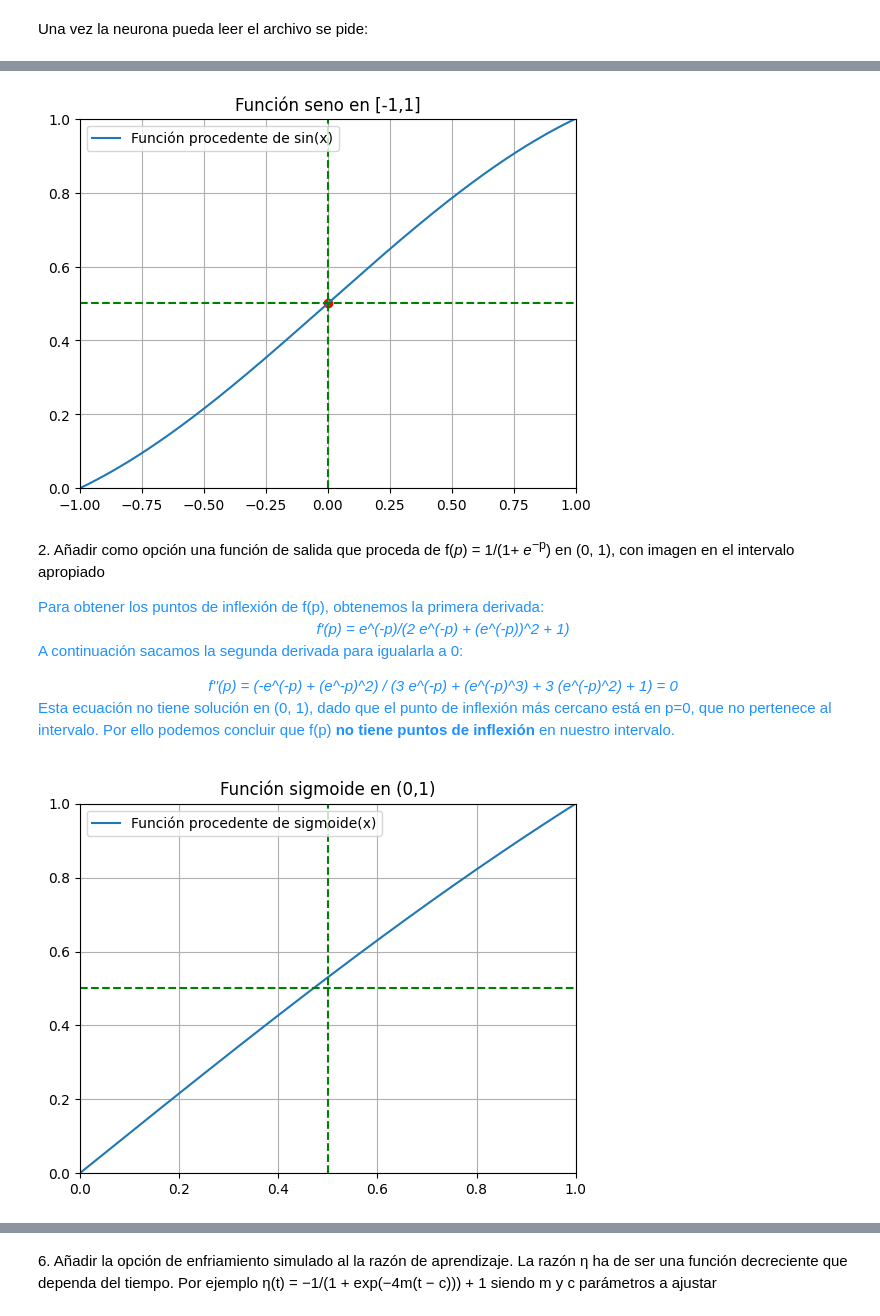
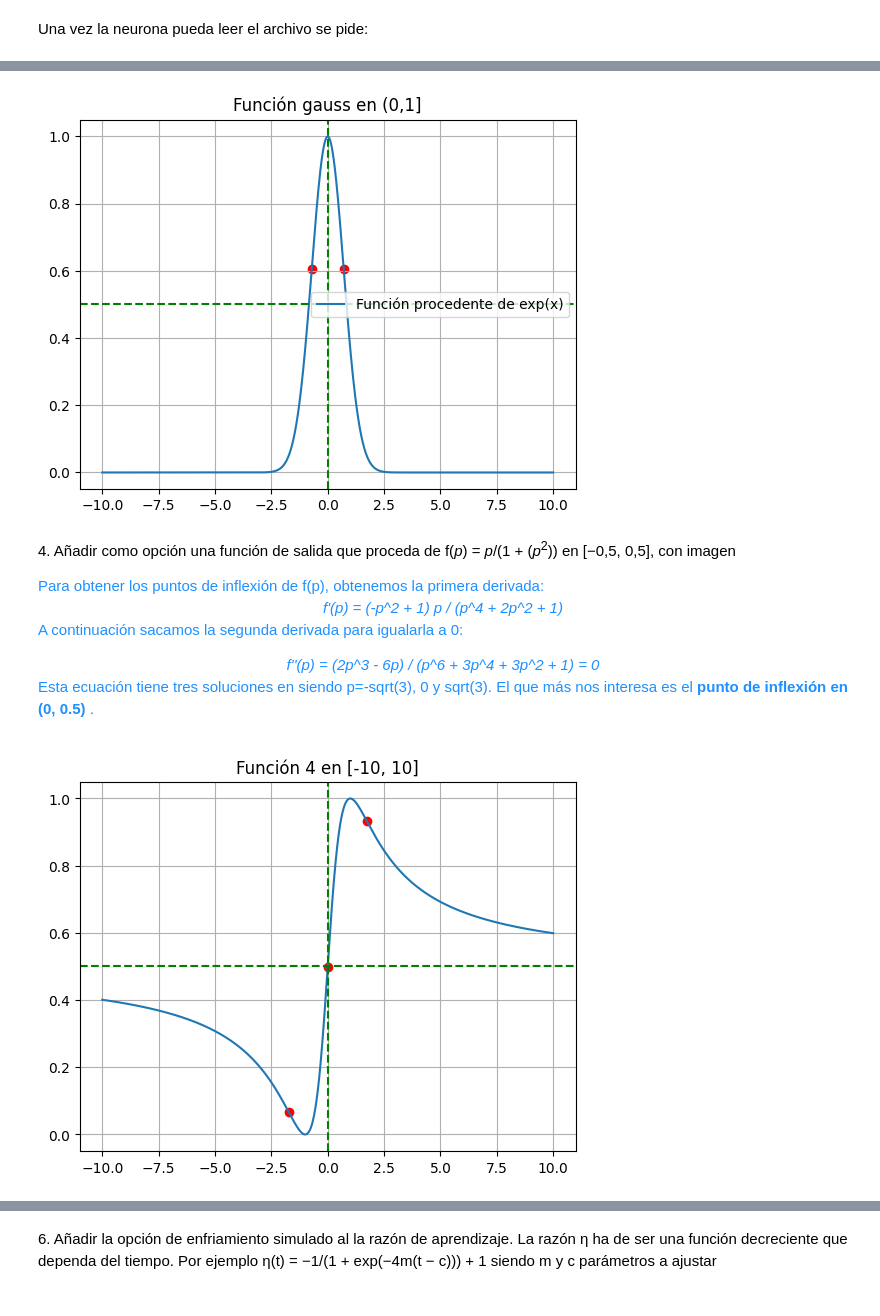
Before and after one commit to Apriea04/ComputacionNeuronalEvolutiva, a Jupyter notebook: Computación Evolutiva/Práctica 0/Pate 2.ipynb, the cells around one changed output, grey strips where cells are left out. Drawn from its saved outputs; the diff is of its cells as text; code cells hidden in the pictures.

```diff
--- a/Computación Evolutiva/Práctica 0/Pate 2.ipynb
+++ b/Computación Evolutiva/Práctica 0/Pate 2.ipynb
@@ -48,0 +49,6 @@ Esta ecuación tiene una única solución en [-1, 1] siendo p=0. Por ello podemo
+# %%
+# Para los puntos de inflexión:
+def inflection_points(x, y):
+    # Puntos de inflexión:
+    second_derivative = np.gradient(np.gradient(y))
+    return x[np.where(np.diff(np.sign(second_derivative)))[0]]
@@ -49,76 +132,68 @@ Esta ecuación tiene una única solución en [-1, 1] siendo p=0. Por ello podemo
 # %%
-# Función 1
-def sin(x):
-    """Calcula el seno de un número x, con imagen entre 0 y 1.
-    Precondiciones: x ∈ [-1,1]"""
+# Función 3
+def gauss(x):
+    """Calcula el valor de la función f(x) = e^-(x^2), con imagen entre 0 y 1."""
+
     # Normalización de la imagen al intervalo [0,1]
-    return (np.sin(x) - np.sin(-1)) * (1 - 0) / (np.sin(1) - np.sin(-1))
+    return np.exp(-(x**2))
 
 # Representamos esta función en el intervalo correspondiente para
 # cerciorarnos de su correcta definición:
 
-x = np.linspace(-1, 1, 1000)
-f_x = sin(x)
+x = np.linspace(-10, 10, 100000)
+f_x = gauss(x)
 
 plt.plot(x, f_x)
-plt.title("Función seno en [-1,1]")
+plt.title("Función gauss en (0,1]")
 plt.axvline(x=0, color="g", linestyle="--")
 plt.axhline(y=0.5, color="g", linestyle="--")
 
-plt.xlim(-1, 1)
-plt.ylim(0, 1)
+points = inflection_points(x, f_x)
 
-# Representamos el punto de inflexión en x=0
-pto_inflexion = 0
-f_pto_inflexion = sin(pto_inflexion)
-plt.scatter(pto_inflexion, f_pto_inflexion, color="r")
+# Representamos los punto de inflexión
+plt.scatter(points, gauss(points), color="r")
 
 plt.grid()
-plt.legend(["Función procedente de sin(x)"])
+plt.legend(["Función procedente de exp(x)"])
 plt.show()
 # %% [output]
-[figure, old version]
+[figure, new version]
 # %% [markdown]
-2\. Añadir como opción una función de salida que proceda de f(_p_) = 1/(1+ _e_<sup>−p</sup>) en (0, 1), con imagen en el intervalo apropiado
+4\. Añadir como opción una función de salida que proceda de f(_p_) = _p_/(1 + (_p_<sup>2</sup>)) en [−0,5, 0,5], con imagen
 
 <div style="color: DodgerBlue;">Para obtener los puntos de inflexión de f(p), obtenemos la primera derivada:
-<center><i>f'(p) = e^(-p)/(2 e^(-p) + (e^(-p))^2 + 1)</i></center>
+<center><i>f'(p) = (-p^2 + 1) p / (p^4 + 2p^2 + 1)</i></center>
 
 A continuación sacamos la segunda derivada para igualarla a 0:
-<center><i>f''(p) = (-e^(-p) + (e^-p)^2) / (3 e^(-p) + (e^(-p)^3) + 3 (e^(-p)^2) + 1) = 0</i></center>
+<center><i>f''(p) = (2p^3 - 6p) / (p^6 + 3p^4 + 3p^2 + 1) = 0</i></center>
 
-Esta ecuación no tiene solución en (0, 1), dado que el punto de inflexión más cercano está en p=0, que no pertenece al intervalo. Por ello podemos concluir que f(p) <strong>no tiene puntos de inflexión</strong> en nuestro intervalo.</div>
+Esta ecuación tiene tres soluciones en siendo p=-sqrt(3), 0 y sqrt(3). El que más nos interesa es el <strong> punto de inflexión en (0, 0.5) </strong>.</div>
 # %%
-# Función 2
-def sigmoide(x):
-    """Calcula el valor de la función f(x) = 1/(1 + e^(-x)), con
-    imagen entre 0 y 1.
-    Precondiciones: x ∈ (0, 1)"""
-
-    # Nótese que sigmoide(0) = 0 y sigmoide(1) = 1, luego no habría problema con esos valores.
-
-    def sig(x):
-        return 1 / (1 + np.exp(-x))
-
-    return (sig(x) - sig(0)) * (1 - 0) / (sig(1) - sig(0))
+# Función 4
+# Ya que no he encontrado un nombre común a esta función, la he llamado 'fun_p'
+def fun_p(x):
+    """Calcula el valor de la función f(x) = x/(1 + x^2), con
+    imagen entre 0 y 1."""
+    return x / (1 + x**2) + 0.5
 
 
 # Representamos esta función en el intervalo correspondiente para
 # cerciorarnos de su correcta definición:
 
-x = np.linspace(0, 1, 1000)
-f_x = sigmoide(x)
+x = np.linspace(-10, 10, 100000)
+f_x = fun_p(x)
 
 plt.plot(x, f_x)
-plt.title("Función sigmoide en (0,1)")
-plt.axvline(x=0.5, color="g", linestyle="--")
+plt.title("Función 4 en [-10, 10]")
+plt.axvline(x=0, color="g", linestyle="--")
 plt.axhline(y=0.5, color="g", linestyle="--")
 
-plt.xlim(0, 1)
-plt.ylim(0, 1)
+points = inflection_points(x, f_x)
+
+# Representamos los punto de inflexión
+plt.scatter(points, fun_p(points), color="r")
 
 plt.grid()
-plt.legend(["Función procedente de sigmoide(x)"])
 plt.show()
 # %% [output]
-[figure, old version]
+[figure, new version]
```
Also changed, not shown: parts of 16 cells of this notebook.
